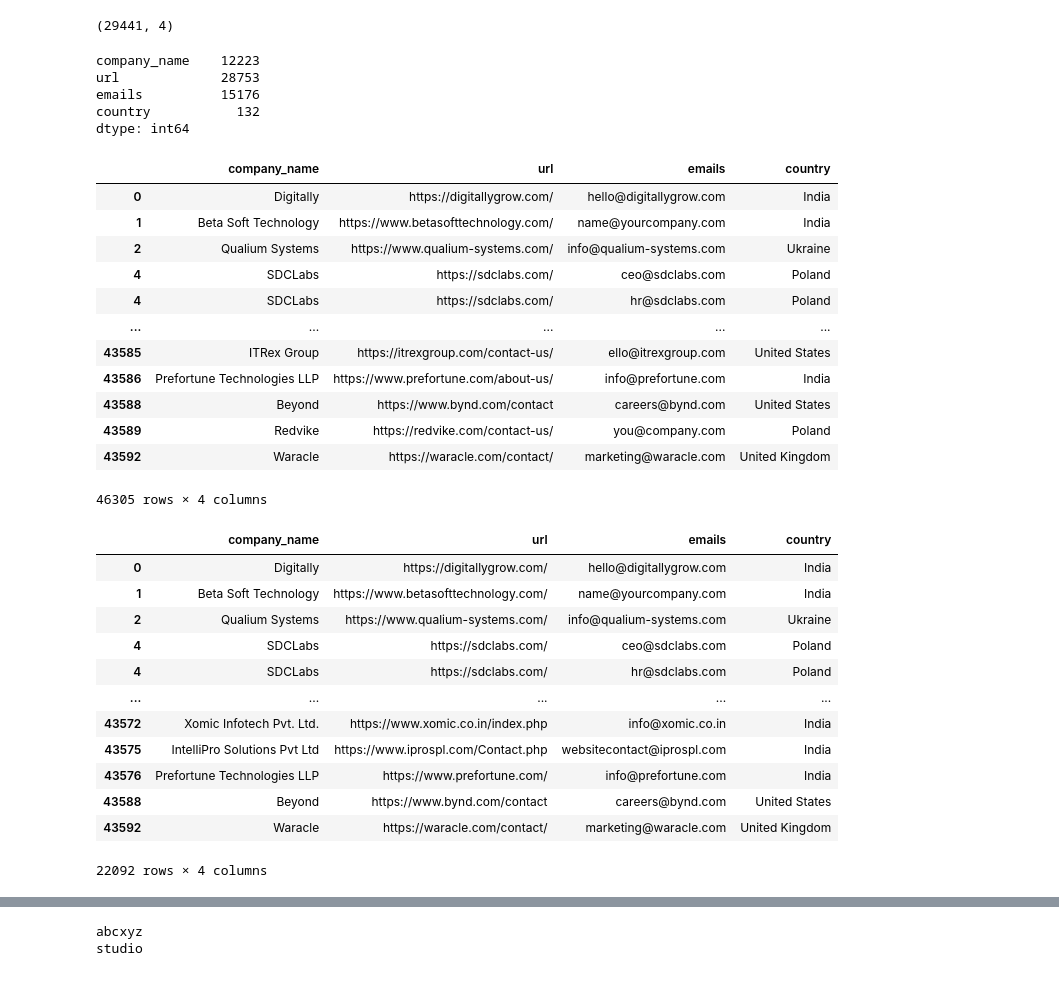
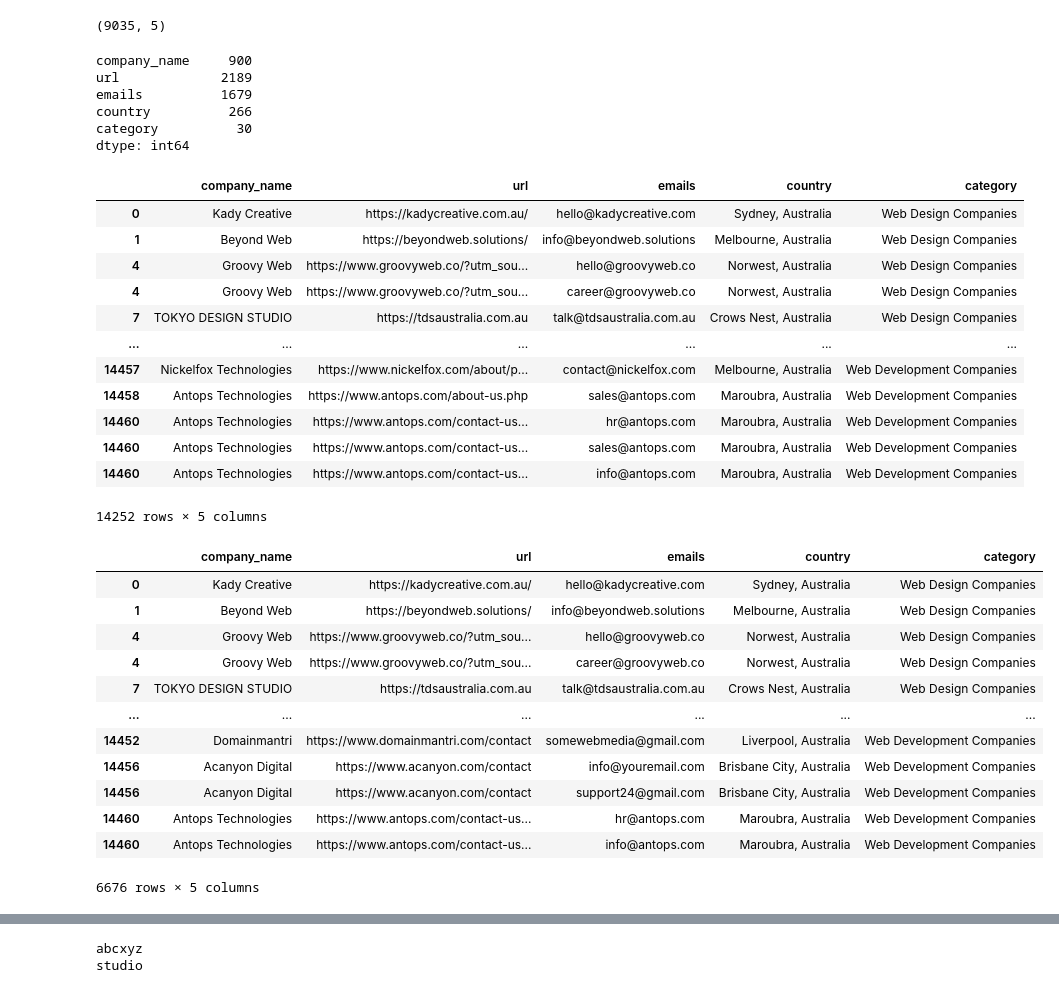
Before and after one commit to h3110Fr13nd/email_fetcher, a Jupyter notebook: preprocess.ipynb, the cells around one changed output, grey strips where cells are left out. Drawn from its saved outputs; the diff is of its cells as text; code cells hidden in the pictures.

```diff
--- a/preprocess.ipynb
+++ b/preprocess.ipynb
@@ -3,6 +3,6 @@ import pandas as pd
 # %%
 # Get all the csv file names in the current directory starting with "emails"
 import glob
-csv_files = glob.glob("data/goodfirms_appdev/emails/goodfirms_appdev*.csv")
+csv_files = glob.glob("data/designrush_au/emails/designrush_au*.csv")
 len(csv_files)
 # %% [output]
@@ -98,48 +127,49 @@ df
 # %%
 df.shape
 # %% [output]
-(29441, 4)
+(9035, 5)
 # %%
 df.nunique()
 # %% [output]
-company_name    12223
-url             28753
-emails          15176
-country           132
+company_name     900
+url             2189
+emails          1679
+country          266
+category          30
 dtype: int64
 # %%
 # split emails into separate rows
 df = df.assign(emails=df.emails.str.split(",")).explode("emails")
 df
 # %% [output]
-|  | company_name | url | emails | country |
-| 0 | Digitally | https://digitallygrow.com/ | hello@digitallygrow.com | India |
-| 1 | Beta Soft Technology | https://www.betasofttechnology.com/ | name@yourcompany.com | India |
-| 2 | Qualium Systems | https://www.qualium-systems.com/ | info@qualium-systems.com | Ukraine |
-| 4 | SDCLabs | https://sdclabs.com/ | ceo@sdclabs.com | Poland |
-| 4 | SDCLabs | https://sdclabs.com/ | hr@sdclabs.com | Poland |
-| ... | ... | ... | ... | ... |
-| 43585 | ITRex Group | https://itrexgroup.com/contact-us/ | ello@itrexgroup.com | United States |
-| 43586 | Prefortune Technologies LLP | https://www.prefortune.com/about-us/ | info@prefortune.com | India |
-| 43588 | Beyond | https://www.bynd.com/contact | careers@bynd.com | United States |
-| 43589 | Redvike | https://redvike.com/contact-us/ | you@company.com | Poland |
-| 43592 | Waracle | https://waracle.com/contact/ | marketing@waracle.com | United Kingdom |
+|  | company_name | url | emails | country | category |
+| 0 | Kady Creative | https://kadycreative.com.au/ | hello@kadycreative.com | Sydney, Australia | Web Design Companies |
+| 1 | Beyond Web | https://beyondweb.solutions/ | info@beyondweb.solutions | Melbourne, Australia | Web Design Companies |
+| 4 | Groovy Web | https://www.groovyweb.co/?utm_sou... | hello@groovyweb.co | Norwest, Australia | Web Design Companies |
+| 4 | Groovy Web | https://www.groovyweb.co/?utm_sou... | career@groovyweb.co | Norwest, Australia | Web Design Companies |
+| 7 | TOKYO DESIGN STUDIO | https://tdsaustralia.com.au | talk@tdsaustralia.com.au | Crows Nest, Australia | Web Design Companies |
+| ... | ... | ... | ... | ... | ... |
+| 14457 | Nickelfox Technologies | https://www.nickelfox.com/about/p... | contact@nickelfox.com | Melbourne, Australia | Web Development Companies |
+| 14458 | Antops Technologies | https://www.antops.com/about-us.php | sales@antops.com | Maroubra, Australia | Web Development Companies |
+| 14460 | Antops Technologies | https://www.antops.com/contact-us... | hr@antops.com | Maroubra, Australia | Web Development Companies |
+| 14460 | Antops Technologies | https://www.antops.com/contact-us... | sales@antops.com | Maroubra, Australia | Web Development Companies |
+| 14460 | Antops Technologies | https://www.antops.com/contact-us... | info@antops.com | Maroubra, Australia | Web Development Companies |
-46305 rows × 4 columns
+14252 rows × 5 columns
 # %%
 # drop duplicate emails
-df = df.drop_duplicates(subset=["emails","country"])
+df = df.drop_duplicates(subset=["emails","country","category"])
 df
 # %% [output]
-|  | company_name | url | emails | country |
-| 0 | Digitally | https://digitallygrow.com/ | hello@digitallygrow.com | India |
-| 1 | Beta Soft Technology | https://www.betasofttechnology.com/ | name@yourcompany.com | India |
-| 2 | Qualium Systems | https://www.qualium-systems.com/ | info@qualium-systems.com | Ukraine |
-| 4 | SDCLabs | https://sdclabs.com/ | ceo@sdclabs.com | Poland |
-| 4 | SDCLabs | https://sdclabs.com/ | hr@sdclabs.com | Poland |
-| ... | ... | ... | ... | ... |
-| 43572 | Xomic Infotech Pvt. Ltd. | https://www.xomic.co.in/index.php | info@xomic.co.in | India |
-| 43575 | IntelliPro Solutions Pvt Ltd | https://www.iprospl.com/Contact.php | websitecontact@iprospl.com | India |
-| 43576 | Prefortune Technologies LLP | https://www.prefortune.com/ | info@prefortune.com | India |
-| 43588 | Beyond | https://www.bynd.com/contact | careers@bynd.com | United States |
-| 43592 | Waracle | https://waracle.com/contact/ | marketing@waracle.com | United Kingdom |
+|  | company_name | url | emails | country | category |
+| 0 | Kady Creative | https://kadycreative.com.au/ | hello@kadycreative.com | Sydney, Australia | Web Design Companies |
+| 1 | Beyond Web | https://beyondweb.solutions/ | info@beyondweb.solutions | Melbourne, Australia | Web Design Companies |
+| 4 | Groovy Web | https://www.groovyweb.co/?utm_sou... | hello@groovyweb.co | Norwest, Australia | Web Design Companies |
+| 4 | Groovy Web | https://www.groovyweb.co/?utm_sou... | career@groovyweb.co | Norwest, Australia | Web Design Companies |
+| 7 | TOKYO DESIGN STUDIO | https://tdsaustralia.com.au | talk@tdsaustralia.com.au | Crows Nest, Australia | Web Design Companies |
+| ... | ... | ... | ... | ... | ... |
+| 14452 | Domainmantri | https://www.domainmantri.com/contact | somewebmedia@gmail.com | Liverpool, Australia | Web Development Companies |
+| 14456 | Acanyon Digital | https://www.acanyon.com/contact | info@youremail.com | Brisbane City, Australia | Web Development Companies |
+| 14456 | Acanyon Digital | https://www.acanyon.com/contact | support24@gmail.com | Brisbane City, Australia | Web Development Companies |
+| 14460 | Antops Technologies | https://www.antops.com/contact-us... | hr@antops.com | Maroubra, Australia | Web Development Companies |
+| 14460 | Antops Technologies | https://www.antops.com/contact-us... | info@antops.com | Maroubra, Australia | Web Development Companies |
-22092 rows × 4 columns
+6676 rows × 5 columns
```
Also changed, not shown: parts of 32 cells of this notebook, 7 other files.
